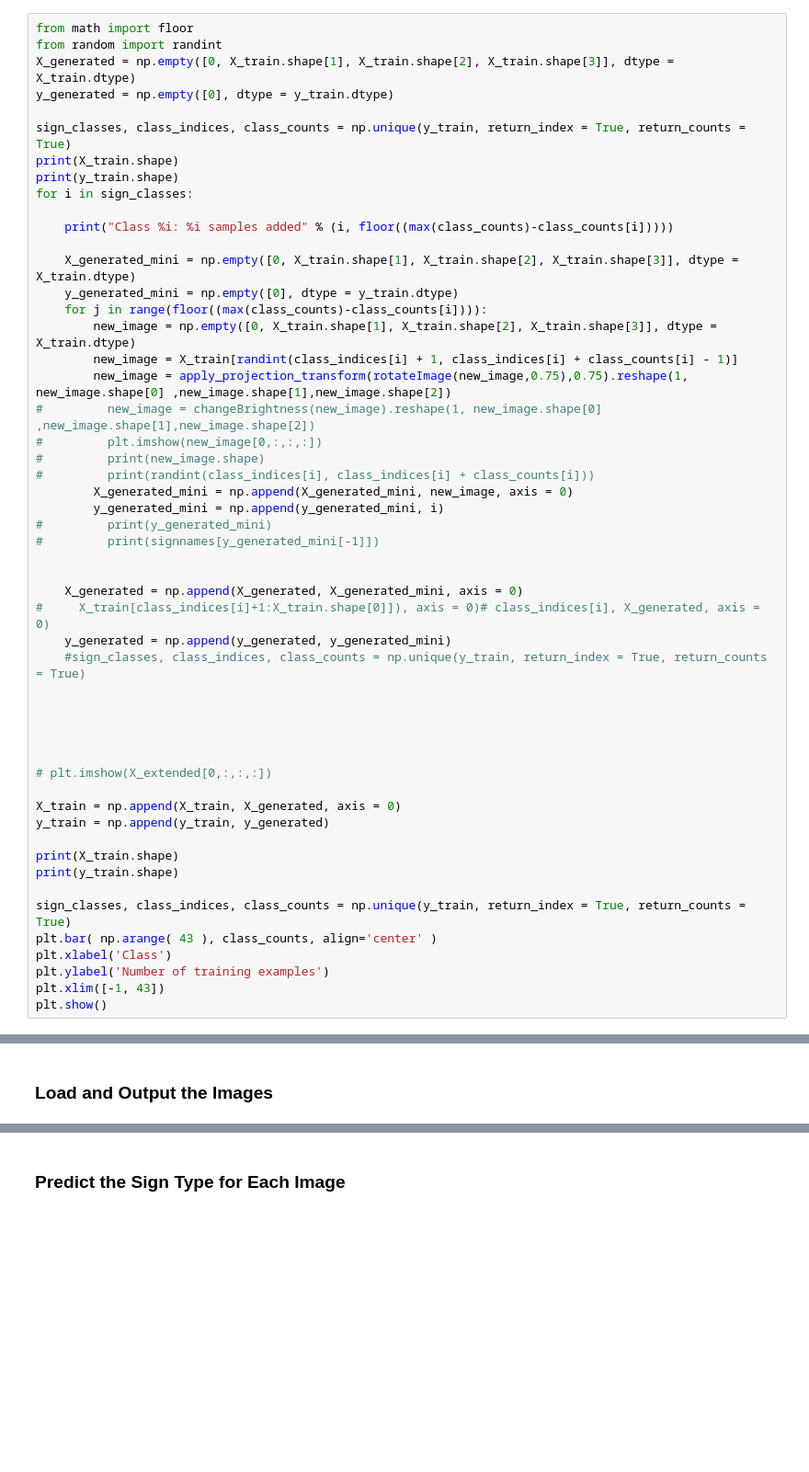
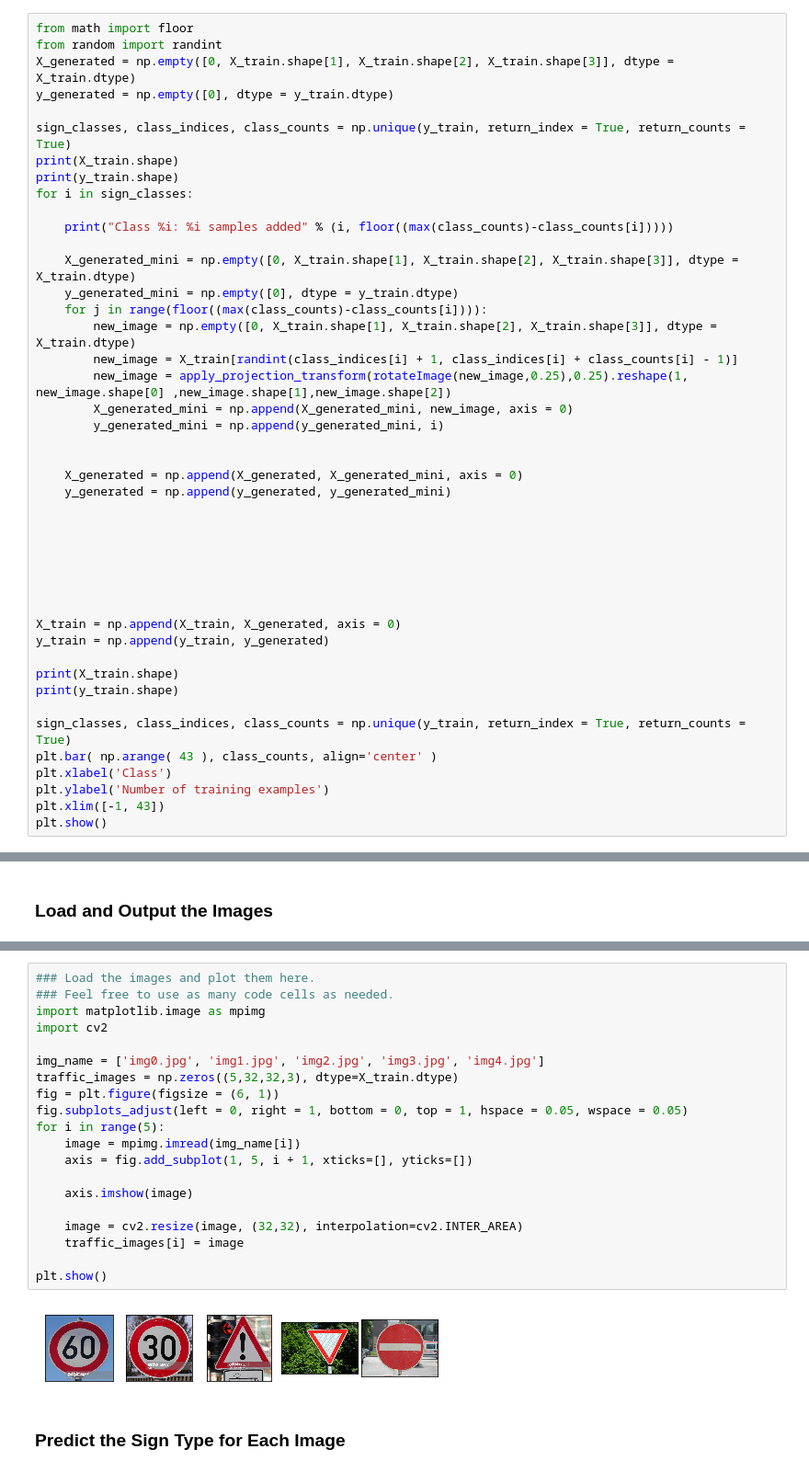
Before and after one commit to HarryPahwa/ClassifyingTrafficSigns, a Jupyter notebook: Traffic_Sign_Classifier.ipynb, the cells around one changed output, grey strips where cells are left out. Shown at 92% size. Saved outputs shown, nothing was run; the diff lists cells and outputs as text; blank space fills up the shorter version.

```diff
--- a/Traffic_Sign_Classifier.ipynb
+++ b/Traffic_Sign_Classifier.ipynb
@@ -403,27 +258,19 @@ for i in sign_classes:
     for j in range(floor((max(class_counts)-class_counts[i]))):
         new_image = np.empty([0, X_train.shape[1], X_train.shape[2], X_train.shape[3]], dtype = X_train.dtype)
         new_image = X_train[randint(class_indices[i] + 1, class_indices[i] + class_counts[i] - 1)]
-        new_image = apply_projection_transform(rotateImage(new_image,0.75),0.75).reshape(1, new_image.shape[0] ,new_image.shape[1],new_image.shape[2])
-#         new_image = changeBrightness(new_image).reshape(1, new_image.shape[0] ,new_image.shape[1],new_image.shape[2])
-#         plt.imshow(new_image[0,:,:,:])
-#         print(new_image.shape)
-#         print(randint(class_indices[i], class_indices[i] + class_counts[i]))
+        new_image = apply_projection_transform(rotateImage(new_image,0.25),0.25).reshape(1, new_image.shape[0] ,new_image.shape[1],new_image.shape[2])
         X_generated_mini = np.append(X_generated_mini, new_image, axis = 0)
         y_generated_mini = np.append(y_generated_mini, i)
-#         print(y_generated_mini)
-#         print(signnames[y_generated_mini[-1]])
 
 
     X_generated = np.append(X_generated, X_generated_mini, axis = 0)
-#     X_train[class_indices[i]+1:X_train.shape[0]]), axis = 0)# class_indices[i], X_generated, axis = 0)
     y_generated = np.append(y_generated, y_generated_mini)
-    #sign_classes, class_indices, class_counts = np.unique(y_train, return_index = True, return_counts = True)
 
 
 
 
 
-# plt.imshow(X_extended[0,:,:,:])
+
 
 X_train = np.append(X_train, X_generated, axis = 0)
 y_train = np.append(y_train, y_generated)
@@ -829,3 +624,25 @@ You may find `signnames.csv` useful as it contains mappings from the class id (i
+# %%
+### Load the images and plot them here.
+### Feel free to use as many code cells as needed.
+import matplotlib.image as mpimg
+import cv2
+
+img_name = ['img0.jpg', 'img1.jpg', 'img2.jpg', 'img3.jpg', 'img4.jpg']
+traffic_images = np.zeros((5,32,32,3), dtype=X_train.dtype)
+fig = plt.figure(figsize = (6, 1))
+fig.subplots_adjust(left = 0, right = 1, bottom = 0, top = 1, hspace = 0.05, wspace = 0.05)
+for i in range(5):
+    image = mpimg.imread(img_name[i])
+    axis = fig.add_subplot(1, 5, i + 1, xticks=[], yticks=[])
+
+    axis.imshow(image)
+
+    image = cv2.resize(image, (32,32), interpolation=cv2.INTER_AREA)
+    traffic_images[i] = image
+
+plt.show()
+# %% [output]
+[figure, added]
 # %% [markdown]
 ### Predict the Sign Type for Each Image
 # %%
```
Also changed, not shown: parts of 31 cells of this notebook, 9 other files.
